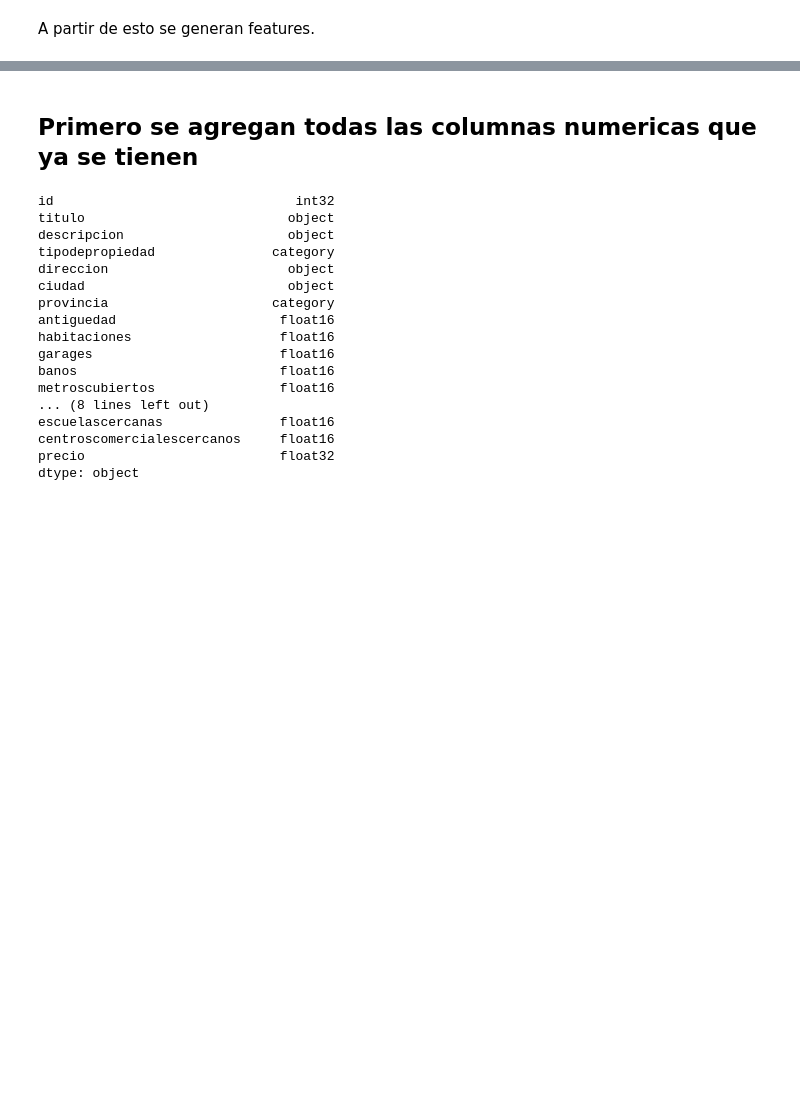
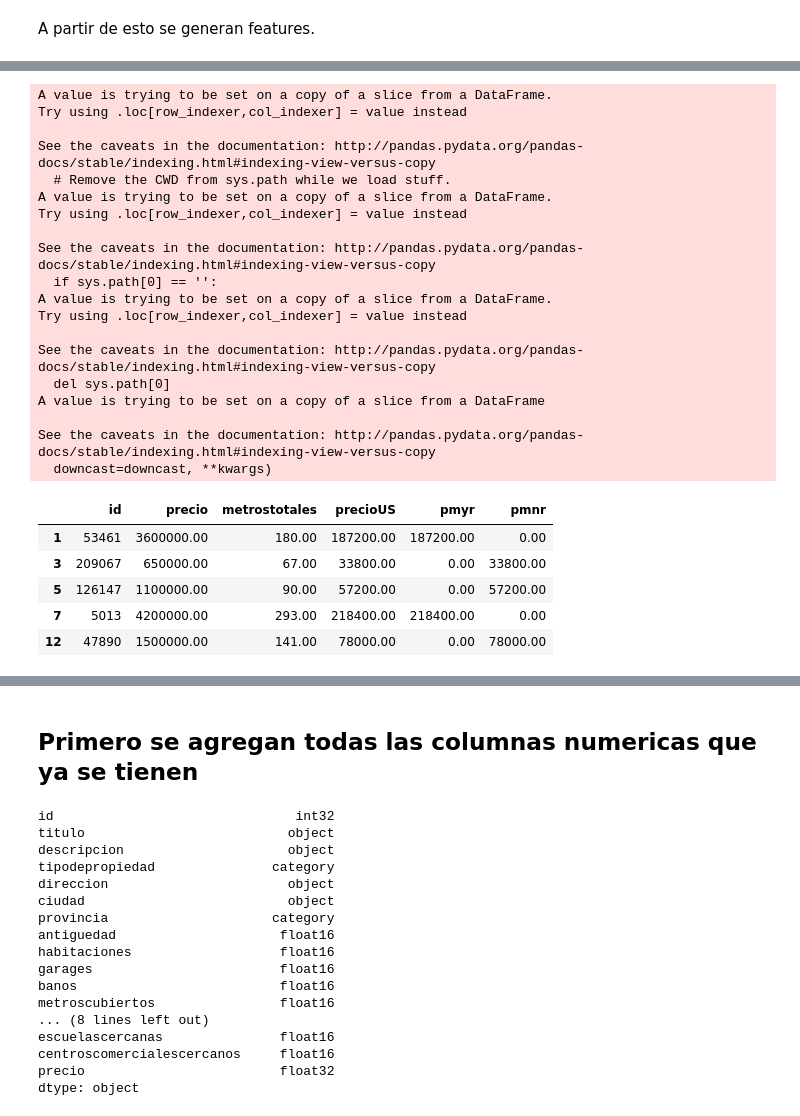
Before and after one commit to Alaneta/Datacones, a Jupyter notebook: tp2/1_Features.ipynb, the cells around one changed output, grey strips where cells are left out. Drawn from its saved outputs; the diff is of its cells as text; code cells hidden in the pictures; blank space fills up the shorter version.

```diff
--- a/tp2/1_Features.ipynb
+++ b/tp2/1_Features.ipynb
@@ -112,0 +146,43 @@ A partir de esto se generan features.
+# %%
+# ===== CONFIG =====
+limite_metrostotales = 150
+precio_dolar = 0.052
+precio_feature = 'precioUS'
+factor_myr = 0.8
+factor_mnr = 0.4
+# ====================
+feature1 = data[['id','precio','metrostotales']]
+#Seteo el precio en dolares(US$)
+feature1['precioUS'] = feature1['precio'] * precio_dolar
+
+feature1['pmyr'] = feature1[feature1['metrostotales'] >= limite_metrostotales][precio_feature]
+feature1['pmnr'] = feature1[feature1['metrostotales'] < limite_metrostotales][precio_feature]
+#Seteo los Nan en 0
+feature1.fillna(0,inplace=True)
+feature1.head()
+# %% [output]
+A value is trying to be set on a copy of a slice from a DataFrame.
+Try using .loc[row_indexer,col_indexer] = value instead
+
+See the caveats in the documentation: http://pandas.pydata.org/pandas-docs/stable/indexing.html#indexing-view-versus-copy
+  # Remove the CWD from sys.path while we load stuff.
+A value is trying to be set on a copy of a slice from a DataFrame.
+Try using .loc[row_indexer,col_indexer] = value instead
+
+See the caveats in the documentation: http://pandas.pydata.org/pandas-docs/stable/indexing.html#indexing-view-versus-copy
+  if sys.path[0] == '':
+A value is trying to be set on a copy of a slice from a DataFrame.
+Try using .loc[row_indexer,col_indexer] = value instead
+
+See the caveats in the documentation: http://pandas.pydata.org/pandas-docs/stable/indexing.html#indexing-view-versus-copy
+  del sys.path[0]
+A value is trying to be set on a copy of a slice from a DataFrame
+
+See the caveats in the documentation: http://pandas.pydata.org/pandas-docs/stable/indexing.html#indexing-view-versus-copy
+  downcast=downcast, **kwargs)
+|  | id | precio | metrostotales | precioUS | pmyr | pmnr |
+| 1 | 53461 | 3600000.00 | 180.00 | 187200.00 | 187200.00 | 0.00 |
+| 3 | 209067 | 650000.00 | 67.00 | 33800.00 | 0.00 | 33800.00 |
+| 5 | 126147 | 1100000.00 | 90.00 | 57200.00 | 0.00 | 57200.00 |
+| 7 | 5013 | 4200000.00 | 293.00 | 218400.00 | 218400.00 | 0.00 |
+| 12 | 47890 | 1500000.00 | 141.00 | 78000.00 | 0.00 | 78000.00 |
```
Also changed, not shown: parts of 12 cells of this notebook.
